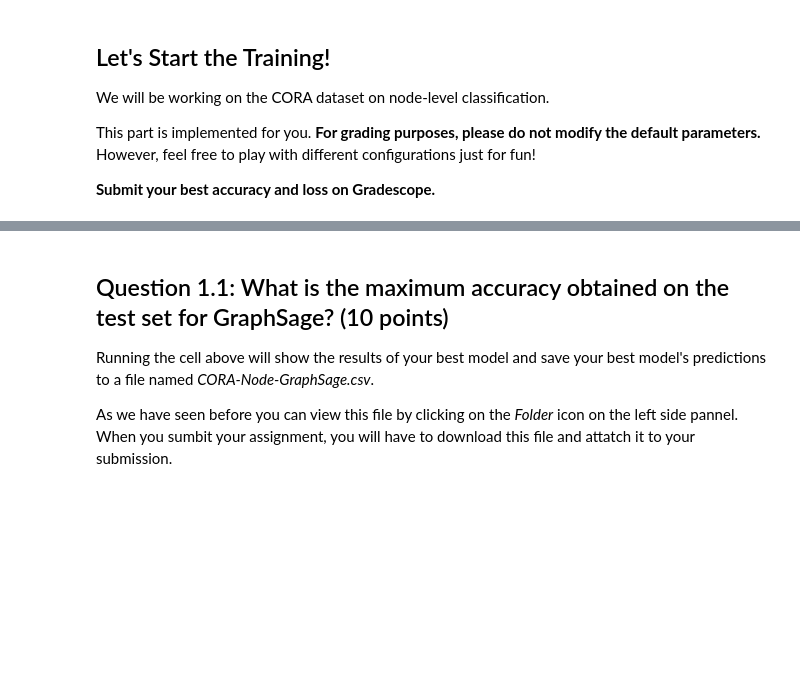
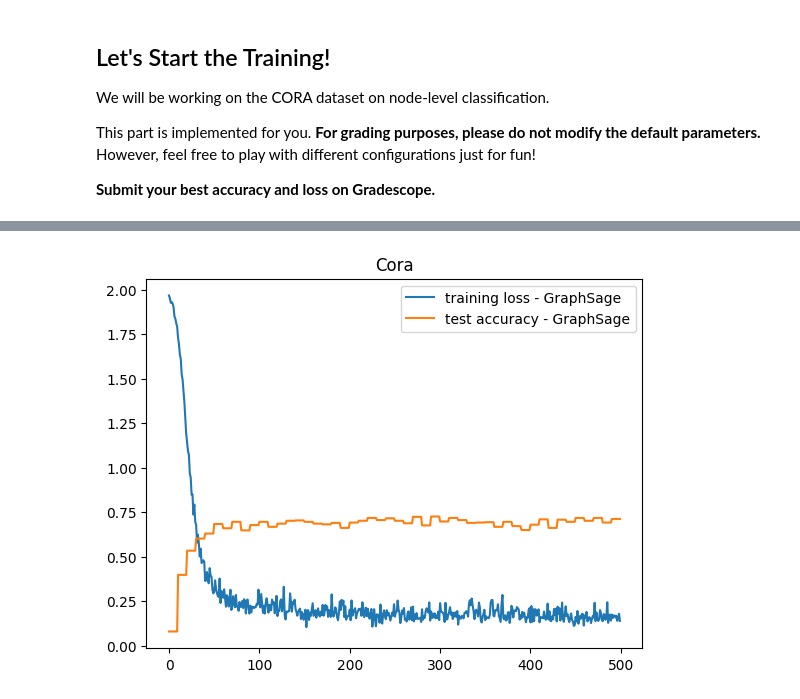
Before and after one commit to koad7/stanford_CS224W_ML_Graphs, a Jupyter notebook: CS224W_Colab_3_2022_23.ipynb, the cells around one changed output, grey strips where cells are left out. Cells and saved outputs as stored; diff of their text form; code cells hidden in the pictures; blank space fills up the shorter version.

```diff
--- a/CS224W_Colab_3_2022_23.ipynb
+++ b/CS224W_Colab_3_2022_23.ipynb
@@ -86,11 +86,11 @@ class GNNStack(torch.nn.Module):
         if model_type == 'GraphSage':
             return GraphSage
         elif model_type == 'GAT':
-            # When applying GAT with num heads > 1, you need to modify the
+            # When applying GAT with num heads > 1, one needs to modify the
             # input and output dimension of the conv layers (self.convs),
             # to ensure that the input dim of the next layer is num heads
             # multiplied by the output dim of the previous layer.
-            # HINT: In case you want to play with multiheads, you need to change the for-loop that builds up self.convs to be
+            # HINT: In case you want to play with multiheads, you need to change the for-loop when builds up self.convs to be
             # self.convs.append(conv_model(hidden_dim * num_heads, hidden_dim)),
             # and also the first nn.Linear(hidden_dim * num_heads, hidden_dim) in post-message-passing.
             return GAT
@@ -101,7 +101,7 @@ class GNNStack(torch.nn.Module):
         for i in range(self.num_layers):
             x = self.convs[i](x, edge_index)
             x = F.relu(x)
-            x = F.dropout(x, p=self.dropout,training=self.training)
+            x = F.dropout(x, p=self.dropout)
 
         x = self.post_mp(x)
 
@@ -429,9 +578,14 @@ This part is implemented for you. **For grading purposes, please do not modify t
 
 **Submit your best accuracy and loss on Gradescope.**
 # %%
-if 'IS_GRADESCOPE_ENV' not in os.environ:
+# GraphSage
+
+def main():
     for args in [
-        {'model_type': 'GraphSage', 'dataset': 'cora', 'num_layers': 2, 'heads': 1, 'batch_size': 32, 'hidden_dim': 32, 'dropout': 0.5, 'epochs': 500, 'opt': 'adam', 'opt_scheduler': 'none', 'opt_restart': 0, 'weight_decay': 5e-3, 'lr': 0.01},
+        {'model_type': 'GraphSage', 'dataset': 'cora', 'num_layers': 2, 'heads': 1,
+         'batch_size': 32, 'hidden_dim': 32, 'dropout': 0.5, 'epochs': 500,
+         'opt': 'adam', 'opt_scheduler': 'none', 'opt_restart': 0,
+         'weight_decay': 5e-3, 'lr': 0.01},
     ]:
         args = objectview(args)
         for model in ['GraphSage']:
@@ -447,17 +601,17 @@ if 'IS_GRADESCOPE_ENV' not in os.environ:
                 dataset = Planetoid(root='/tmp/cora', name='Cora')
             else:
                 raise NotImplementedError("Unknown dataset")
-            test_accs, losses, best_model, best_acc, test_loader = train(dataset, args)
+            test_accs, losses = train(dataset, args)
 
-            print("Maximum test set accuracy: {0}".format(max(test_accs)))
+            print("Maximum accuracy: {0}".format(max(test_accs)))
             print("Minimum loss: {0}".format(min(losses)))
-
-            # Run test for our best model to save the predictions!
-            test(test_loader, best_model, is_validation=False, save_model_preds=True, model_type=model)
-            print()
 
             plt.title(dataset.name)
             plt.plot(losses, label="training loss" + " - " + args.model_type)
             plt.plot(test_accs, label="test accuracy" + " - " + args.model_type)
         plt.legend()
         plt.show()
+
+if __name__ == '__main__':
+    main()
+# %% [output]
@@ -464,6 +635 @@ if 'IS_GRADESCOPE_ENV' not in os.environ:
+[figure, added]
-# %% [markdown]
-## Question 1.1: What is the maximum accuracy obtained on the test set for GraphSage? (10 points)
-
-Running the cell above will show the results of your best model and save your best model's predictions to a file named *CORA-Node-GraphSage.csv*.
-
-As we have seen before you can view this file by clicking on the *Folder* icon on the left side pannel. When you sumbit your assignment, you will have to download this file and attatch it to your submission.
```
Also changed, not shown: parts of 64 cells of this notebook.
